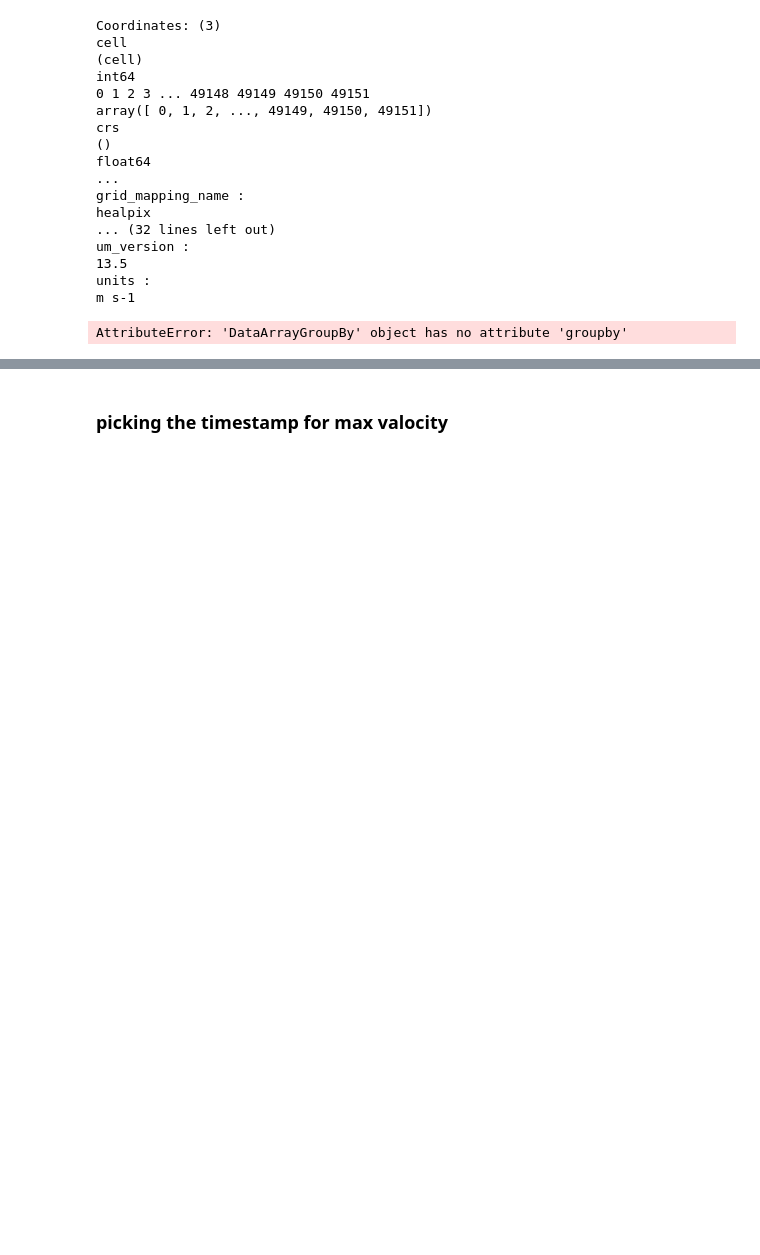
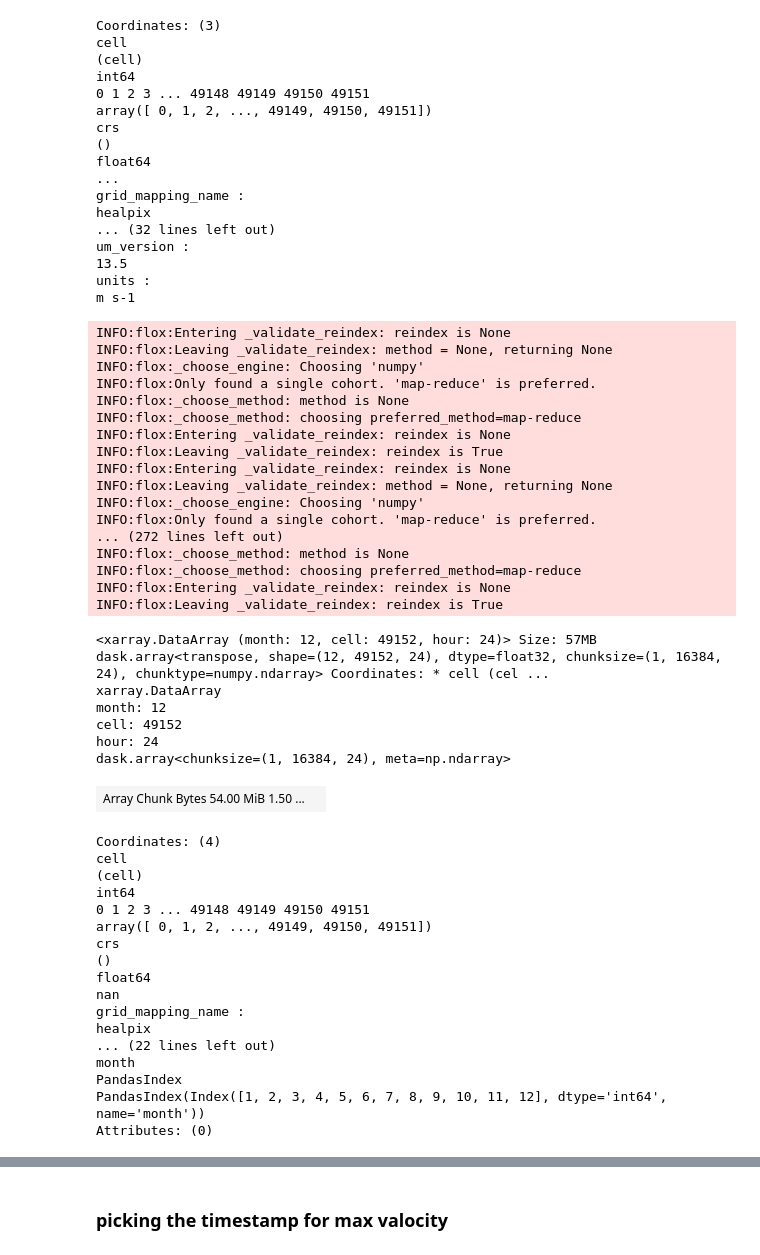
Before and after one commit to 21centuryweather/hk25-AusNode-coastal, a Jupyter notebook: analysis/diurnal_wind_cycle.ipynb, the cells around one changed output, grey strips where cells are left out. Cells and saved outputs as stored; diff of their text form; code cells hidden in the pictures; blank space fills up the shorter version.

Commit message:
updated the hourly average function. last one didnt support the new kernel

```diff
--- a/analysis/diurnal_wind_cycle.ipynb
+++ b/analysis/diurnal_wind_cycle.ipynb
@@ -65,23 +66,64 @@ um_version :
 13.5
 units :
 m s-1
-# %%
-# funtion to get the average velocity for months. output is 24 time steps for each month available
-def monthly_hourly_average(data):
-    """
-    Compute the time average for each hour of the day across all days, separately for each month.
-    """
-    # Group by both month and hour in a single step
-    monthly_hourly_avg = data.groupby(['time.month', 'time.hour']).mean('time')
-    return monthly_hourly_avg
+# %%
+
+def monthly_hourly_average(data):
+    """
+    Compute the time average for each hour of the day across all days, separately for each month.
+    """
+    # Group by month, then by hour, and compute the mean over time within each group
+    monthly_hourly_avg = data.groupby('time.month').apply(lambda x: x.groupby('time.hour').mean('time'))
+
+    return monthly_hourly_avg
 # %%
 # get the average velocities
-hourly_avg_u = diurnal_cycle_average(u)
+hourly_avg_u = monthly_hourly_average(u)
 hourly_avg_v = monthly_hourly_average(v)
 hourly_avg_velocity = monthly_hourly_average(velocity)
 hourly_avg_velocity
 # %% [output]
-AttributeError: 'DataArrayGroupBy' object has no attribute 'groupby'
+INFO:flox:Entering _validate_reindex: reindex is None
+INFO:flox:Leaving _validate_reindex: method = None, returning None
+INFO:flox:_choose_engine: Choosing 'numpy'
+INFO:flox:Only found a single cohort. 'map-reduce' is preferred.
+INFO:flox:_choose_method: method is None
+INFO:flox:_choose_method: choosing preferred_method=map-reduce
+INFO:flox:Entering _validate_reindex: reindex is None
+INFO:flox:Leaving _validate_reindex: reindex is True
+INFO:flox:Entering _validate_reindex: reindex is None
+INFO:flox:Leaving _validate_reindex: method = None, returning None
+INFO:flox:_choose_engine: Choosing 'numpy'
+INFO:flox:Only found a single cohort. 'map-reduce' is preferred.
+... (272 lines left out)
+INFO:flox:_choose_method: method is None
+INFO:flox:_choose_method: choosing preferred_method=map-reduce
+INFO:flox:Entering _validate_reindex: reindex is None
+INFO:flox:Leaving _validate_reindex: reindex is True
+<xarray.DataArray (month: 12, cell: 49152, hour: 24)> Size: 57MB dask.array<transpose, shape=(12, 49152, 24), dtype=float32, chunksize=(1, 16384, 24), chunktype=numpy.ndarray> Coordinates: * cell (cel ...
+xarray.DataArray
+month: 12
+cell: 49152
+hour: 24
+dask.array<chunksize=(1, 16384, 24), meta=np.ndarray>
+| Array Chunk Bytes 54.00 MiB 1.50 ... |  |
+Coordinates: (4)
+cell
+(cell)
+int64
+0 1 2 3 ... 49148 49149 49150 49151
+array([ 0, 1, 2, ..., 49149, 49150, 49151])
+crs
+()
+float64
+nan
+grid_mapping_name :
+healpix
+... (22 lines left out)
+month
+PandasIndex
+PandasIndex(Index([1, 2, 3, 4, 5, 6, 7, 8, 9, 10, 11, 12], dtype='int64', name='month'))
+Attributes: (0)
 # %%
 # plot the average wind components of a single cell for averages of a month
 plt.plot(hourly_avg_u.isel(cell=5,month=1),hourly_avg_v.isel(cell=5,month=1))
```
Also changed, not shown: parts of 22 cells of this notebook.
